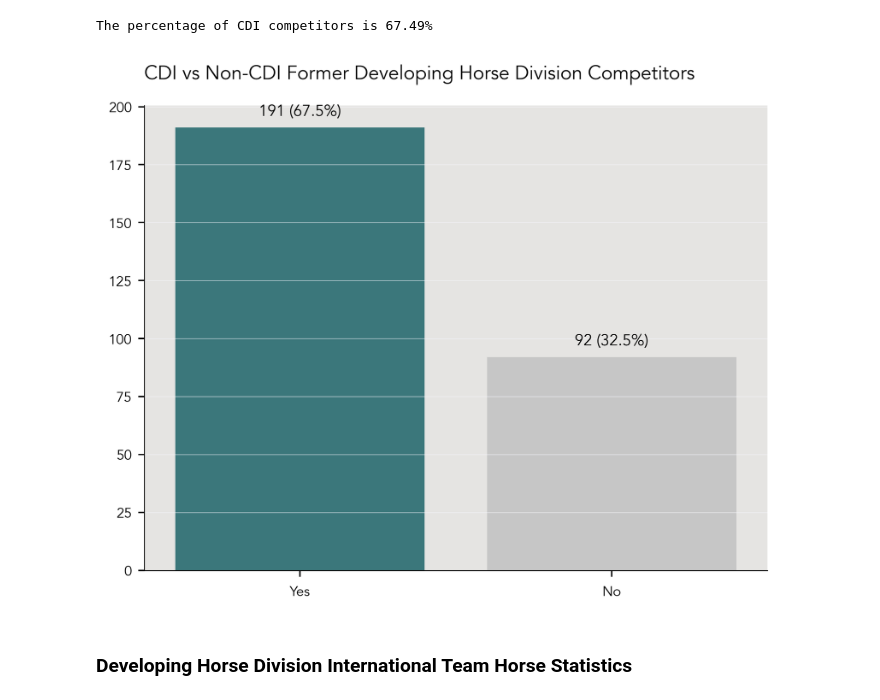
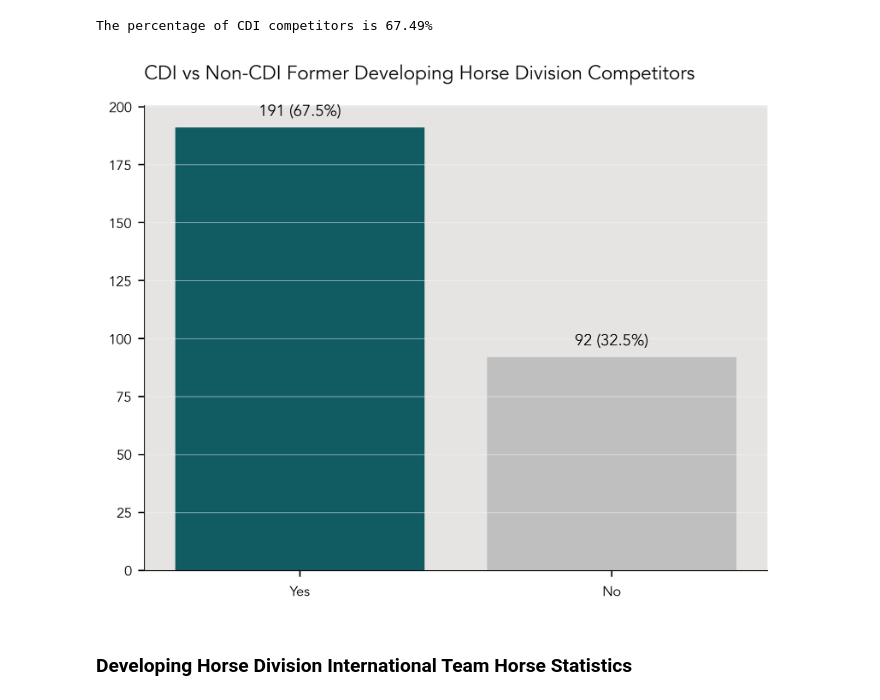
Before and after one commit to siobyrne/young-dressage-horse-program-analysis, a Jupyter notebook: developinghorse.ipynb, the cells around one changed output. Drawn from its saved outputs; the diff is of its cells as text; code cells hidden in the pictures.

```diff
--- a/developinghorse.ipynb
+++ b/developinghorse.ipynb
@@ -118,30 +118,29 @@ The percentage of CDI competitors is 67.49%
 # %%
 #  create a countplot to visualize CDI vs non-CDI horse data
 
 # set options for countplot
 ax = sns.countplot(
    x = 'CDI Competitor',
    data = total_dev_horses,
    palette = ['#03686f', '#bfbfbf'],
    hue = 'CDI Competitor',
-   alpha = .8,
    order = total_dev_horses['CDI Competitor'].value_counts().index
 )
 
 # add annotation for count and percentage of CDI vs non-CDI
 for p in ax.patches:
     ax.annotate("{:0,.0f} ({:,.1f}%)".format(p.get_height(), p.get_height()*100/dev_horse_count), (p.get_x() + p.get_width()/2, p.get_height() + 3), ha = 'center', va = 'bottom', fontsize=9)
 
 # set title, xlabel, and ylabel
 plt.title('CDI vs Non-CDI Former Developing Horse Division Competitors', loc='left')
 ax.set_xlabel(None)
 ax.set_ylabel(None)
 
 # save and show figure
 plt.savefig('images/dh-cdi-competitors.png')
 plt.show()
 # %% [output]
-[figure, old version]
+[figure, new version]
 # %% [markdown]
 ### Developing Horse Division International Team Horse Statistics
 # %%
```
Also changed, not shown: 3 other files.
